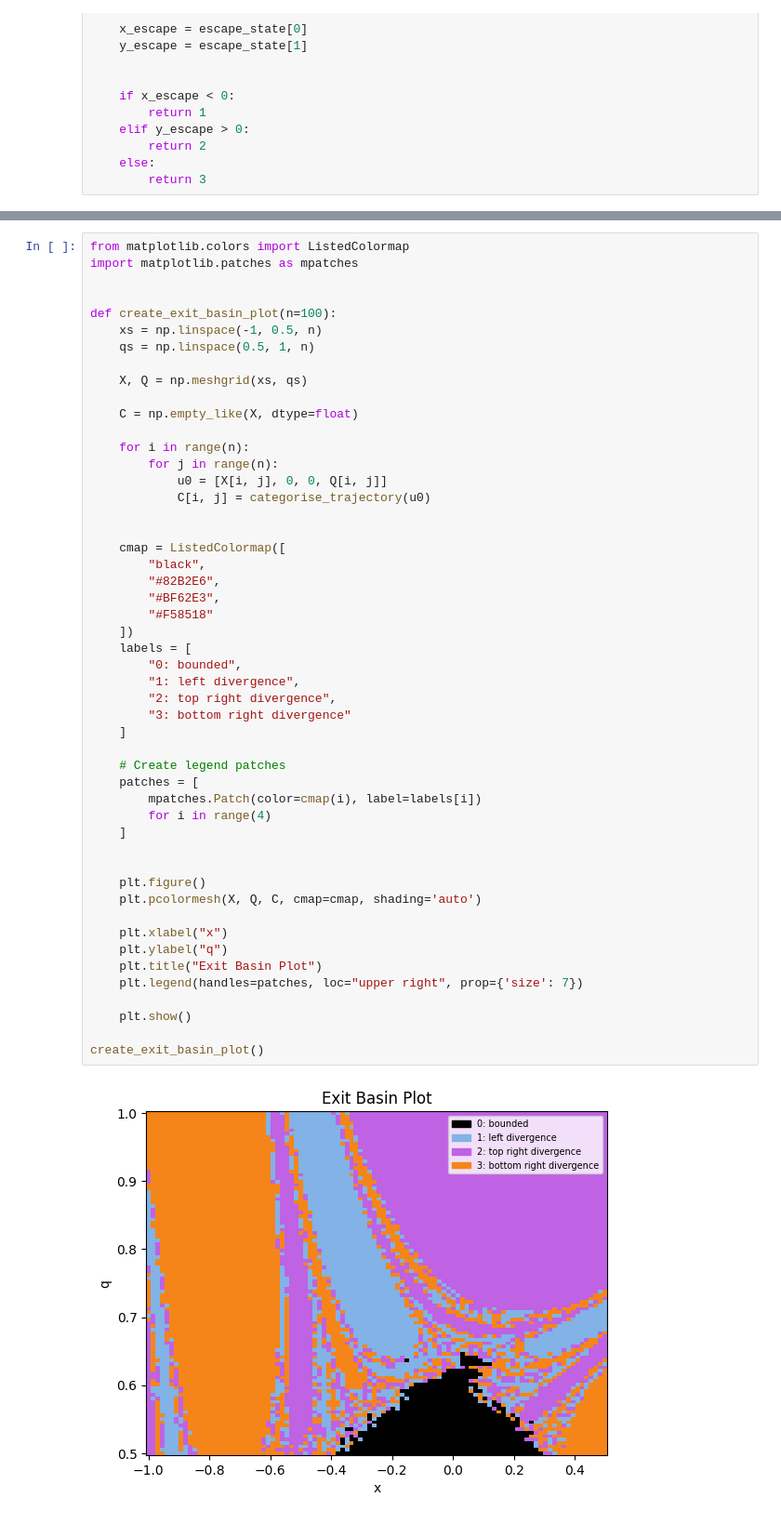
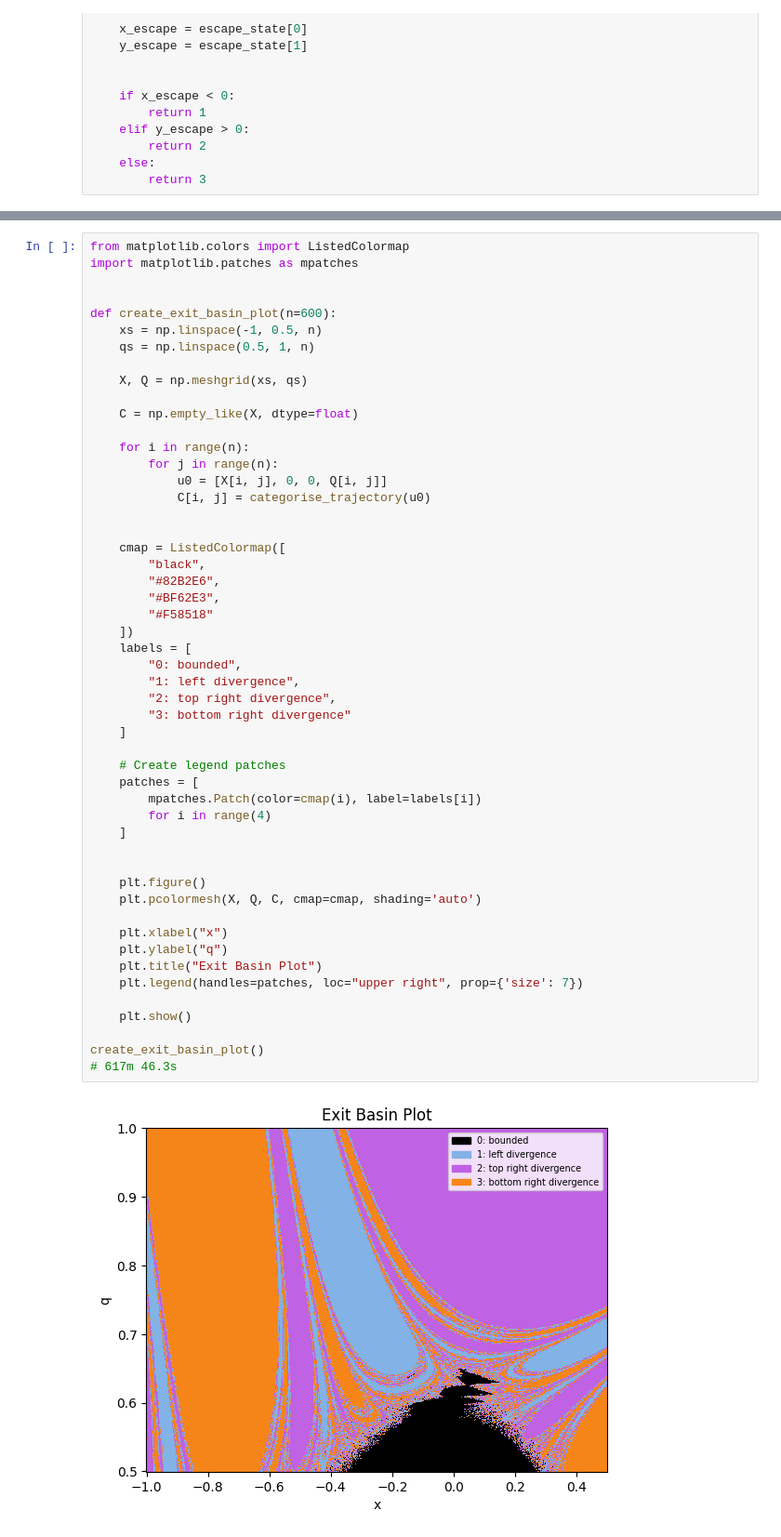
Before and after one commit to ProgramPhantom/MPS224-Scientific-Computing, a Jupyter notebook: Assignment 2/assignment2.ipynb, the cells around one changed output, grey strips where cells are left out. Shown at 93% size. Cells and saved outputs as stored; diff of their text form.

```diff
--- a/Assignment 2/assignment2.ipynb
+++ b/Assignment 2/assignment2.ipynb
@@ -825,7 +824,7 @@ from matplotlib.colors import ListedColormap
 import matplotlib.patches as mpatches
 
 
-def create_exit_basin_plot(n=100):
+def create_exit_basin_plot(n=600):
     xs = np.linspace(-1, 0.5, n)
     qs = np.linspace(0.5, 1, n)
 
@@ -844,31 +843,32 @@ def create_exit_basin_plot(n=100):
         "#82B2E6",
         "#BF62E3",
         "#F58518"
     ])
     labels = [
         "0: bounded",
         "1: left divergence",
         "2: top right divergence",
         "3: bottom right divergence"
     ]
 
     # Create legend patches
     patches = [
         mpatches.Patch(color=cmap(i), label=labels[i])
         for i in range(4)
     ]
 
 
     plt.figure()
     plt.pcolormesh(X, Q, C, cmap=cmap, shading='auto')
 
     plt.xlabel("x")
     plt.ylabel("q")
     plt.title("Exit Basin Plot")
     plt.legend(handles=patches, loc="upper right", prop={'size': 7})
 
     plt.show()
 
 create_exit_basin_plot()
+# 617m 46.3s
 # %% [output]
-[figure, old version]
+[figure, new version]
```
Also changed, not shown: parts of 1 cell of this notebook, 2 other files.
